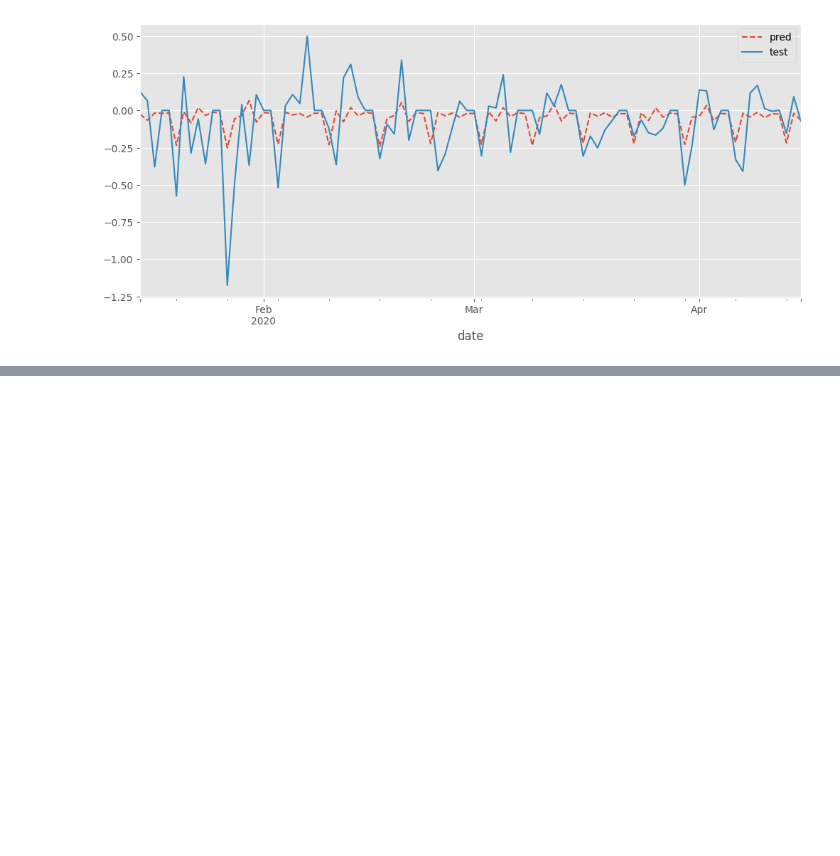
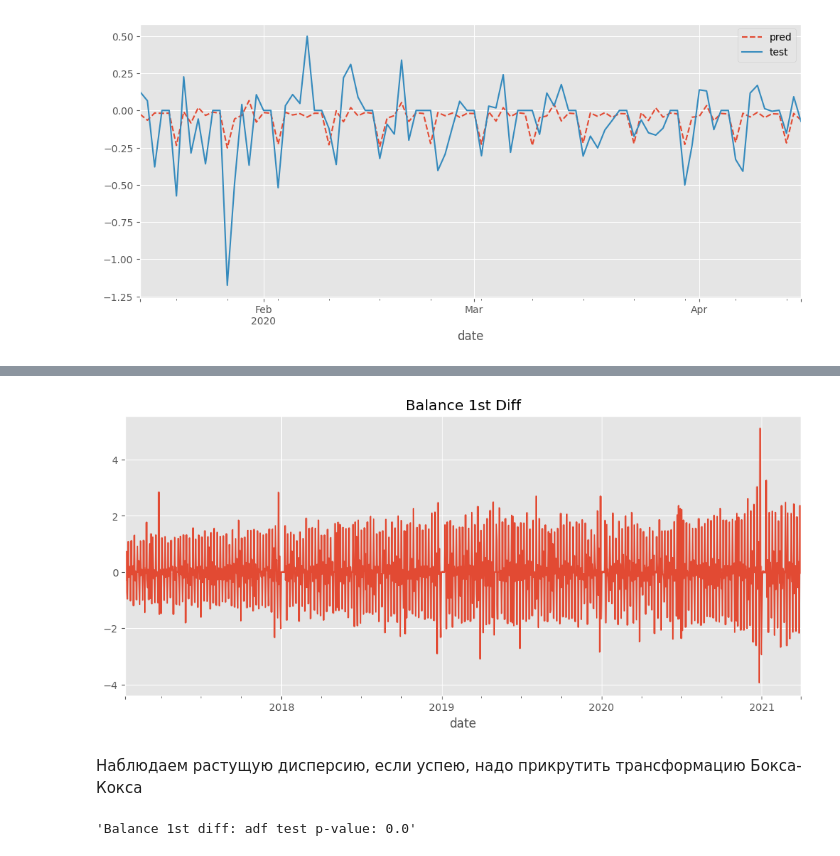
Before and after one commit to astatarinov/TS_project, a Jupyter notebook: notebooks/autoregression.ipynb, the cells around one changed output, grey strips where cells are left out. Cells and saved outputs as stored; diff of their text form; code cells hidden in the pictures; blank space fills up the shorter version.

```diff
--- a/notebooks/autoregression.ipynb
+++ b/notebooks/autoregression.ipynb
@@ -197,0 +263,16 @@ errors =
+# %%
+df.income.diff().plot();
+plt.title('Balance 1st Diff');
+# %% [output]
+[figure, added]
+# %% [markdown]
+Наблюдаем растущую дисперсию, если успею, надо прикрутить трансформацию Бокса-Кокса
+# %%
+"Balance 1st diff: adf test p-value: {}".format(
+round(
+          adfuller(
+              df.income.diff().dropna(), maxlag=150, regression='c', autolag='AIC', store=False, regresults=False
+          )[1],3
+      ))
+# %% [output]
+'Balance 1st diff: adf test p-value: 0.0'
```
Also changed, not shown: parts of 55 cells of this notebook, 3 other files.
